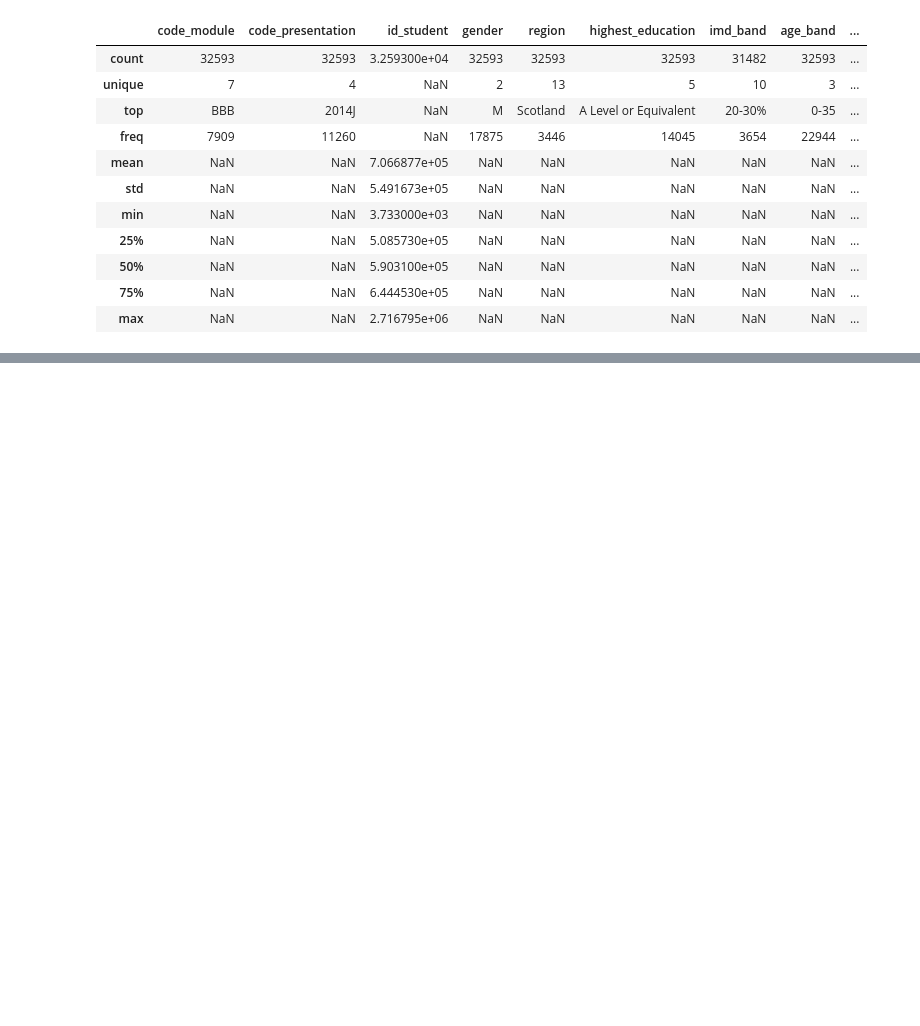
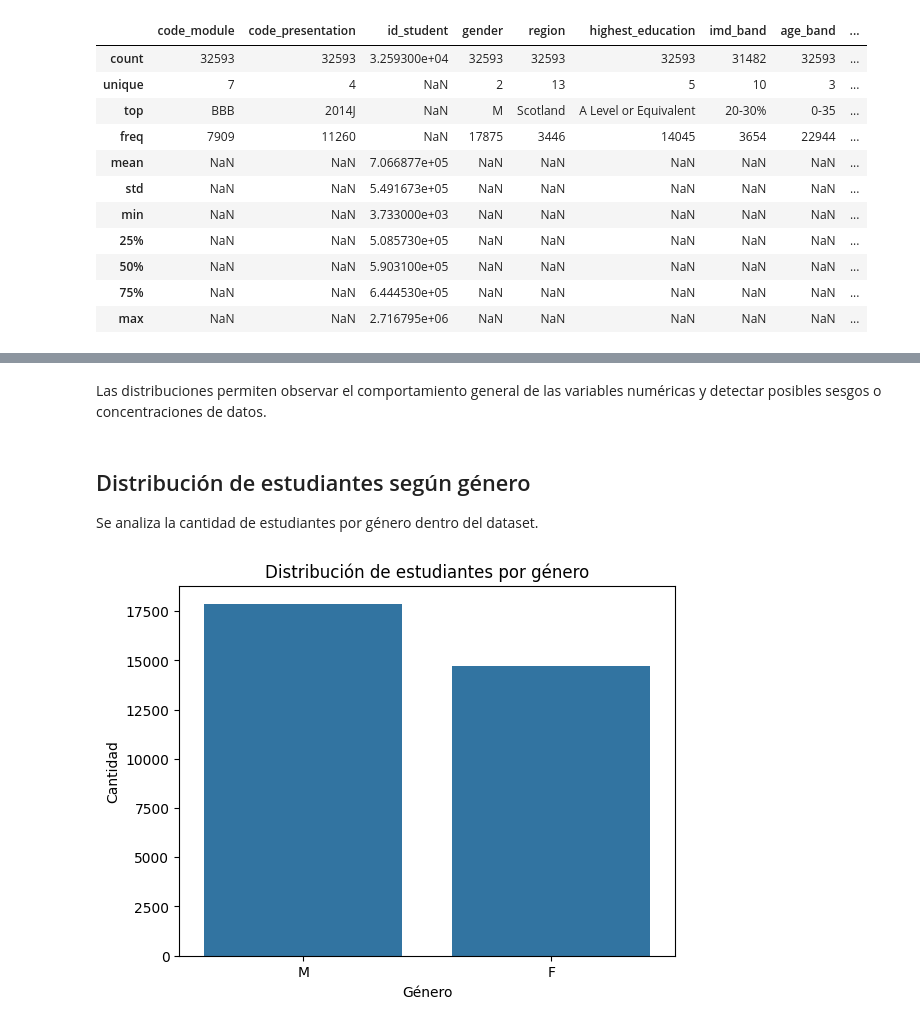
Before and after one commit to BrianFernandoAguinsacaLoarte/Proyecto-Asignatura-Machine-Learning, a Jupyter notebook: notebooks/ProyectoAvanceSemana5.ipynb, the cells around one changed output, grey strips where cells are left out. Drawn from its saved outputs; the diff is of its cells as text; code cells hidden in the pictures; blank space fills up the shorter version.

```diff
--- a/notebooks/ProyectoAvanceSemana5.ipynb
+++ b/notebooks/ProyectoAvanceSemana5.ipynb
@@ -177,0 +292,19 @@ df_encoded.to_csv("../data-preparada/dataset_preparado.csv", index=False)
+# %% [markdown]
+Las distribuciones permiten observar el comportamiento general de las variables numéricas y detectar posibles sesgos o concentraciones de datos.
+# %% [markdown]
+## Distribución de estudiantes según género
+
+Se analiza la cantidad de estudiantes por género dentro del dataset.
+# %%
+# Distribución por género
+#print(df_clean['gender'].value_counts())
+
+sns.countplot(x='gender', data=df_clean)
+
+plt.title('Distribución de estudiantes por género')
+plt.xlabel('Género')
+plt.ylabel('Cantidad')
+
+plt.show()
+# %% [output]
+[figure, added]
```
Also changed, not shown: parts of 94 cells of this notebook, 1 other file.
